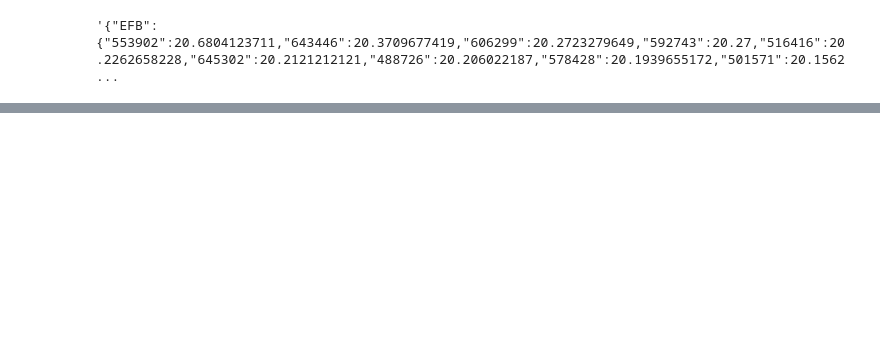
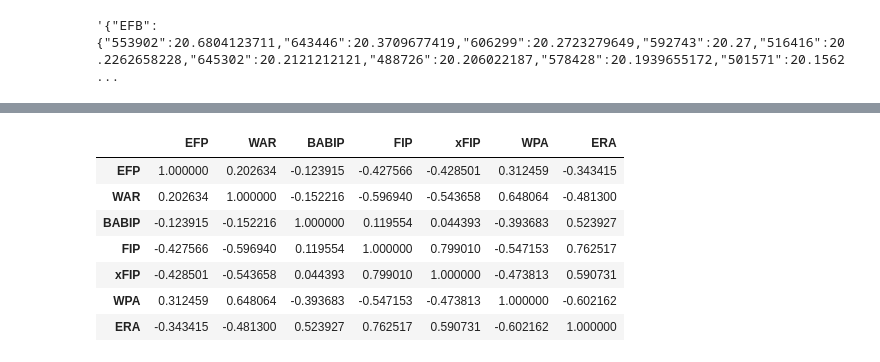
Before and after one commit to michaelmdresser/csci4831-sabermetrics-final, a Jupyter notebook: exploration.ipynb, the cells around one changed output, grey strips where cells are left out. Drawn from its saved outputs; the diff is of its cells as text; code cells hidden in the pictures; blank space fills up the shorter version.

Commit message:
correlation matrices for stat comparison

```diff
--- a/exploration.ipynb
+++ b/exploration.ipynb
@@ -255,0 +281,3 @@ playerid_reverse_lookup([553902], key_type="mlbam")
+# %%
+b_df = make_batter_df(b, statcast)
+p_df = make_pitcher_df(statcast)
@@ -255,0 +286,6 @@ playerid_reverse_lookup([553902], key_type="mlbam")
+# %%
+efp_s = make_efp_series(p_df)
+ids = []
+for i in efp_s.index:
+    ids.append(i)
+pitcher_ids = playerid_reverse_lookup(ids)
@@ -255,0 +296,4 @@ playerid_reverse_lookup([553902], key_type="mlbam")
+# %%
+p = pitching_stats(2018)
+# %%
+p = add_mlbam_to_fg(p)
@@ -255,0 +329,11 @@ playerid_reverse_lookup([553902], key_type="mlbam")
+# %%
+p.merge(efp_s.rename("EFP").to_frame(), right_index=True, left_on="key_mlbam")[["EFP", "WAR", "BABIP", "FIP", "xFIP", "WPA", "ERA"]].corr()
+# %% [output]
+|  | EFP | WAR | BABIP | FIP | xFIP | WPA | ERA |
+| EFP | 1.000000 | 0.202634 | -0.123915 | -0.427566 | -0.428501 | 0.312459 | -0.343415 |
+| WAR | 0.202634 | 1.000000 | -0.152216 | -0.596940 | -0.543658 | 0.648064 | -0.481300 |
+| BABIP | -0.123915 | -0.152216 | 1.000000 | 0.119554 | 0.044393 | -0.393683 | 0.523927 |
+| FIP | -0.427566 | -0.596940 | 0.119554 | 1.000000 | 0.799010 | -0.547153 | 0.762517 |
+| xFIP | -0.428501 | -0.543658 | 0.044393 | 0.799010 | 1.000000 | -0.473813 | 0.590731 |
+| WPA | 0.312459 | 0.648064 | -0.393683 | -0.547153 | -0.473813 | 1.000000 | -0.602162 |
+| ERA | -0.343415 | -0.481300 | 0.523927 | 0.762517 | 0.590731 | -0.602162 | 1.000000 |
```
Also changed, not shown: parts of 11 cells of this notebook, 3 other files.
